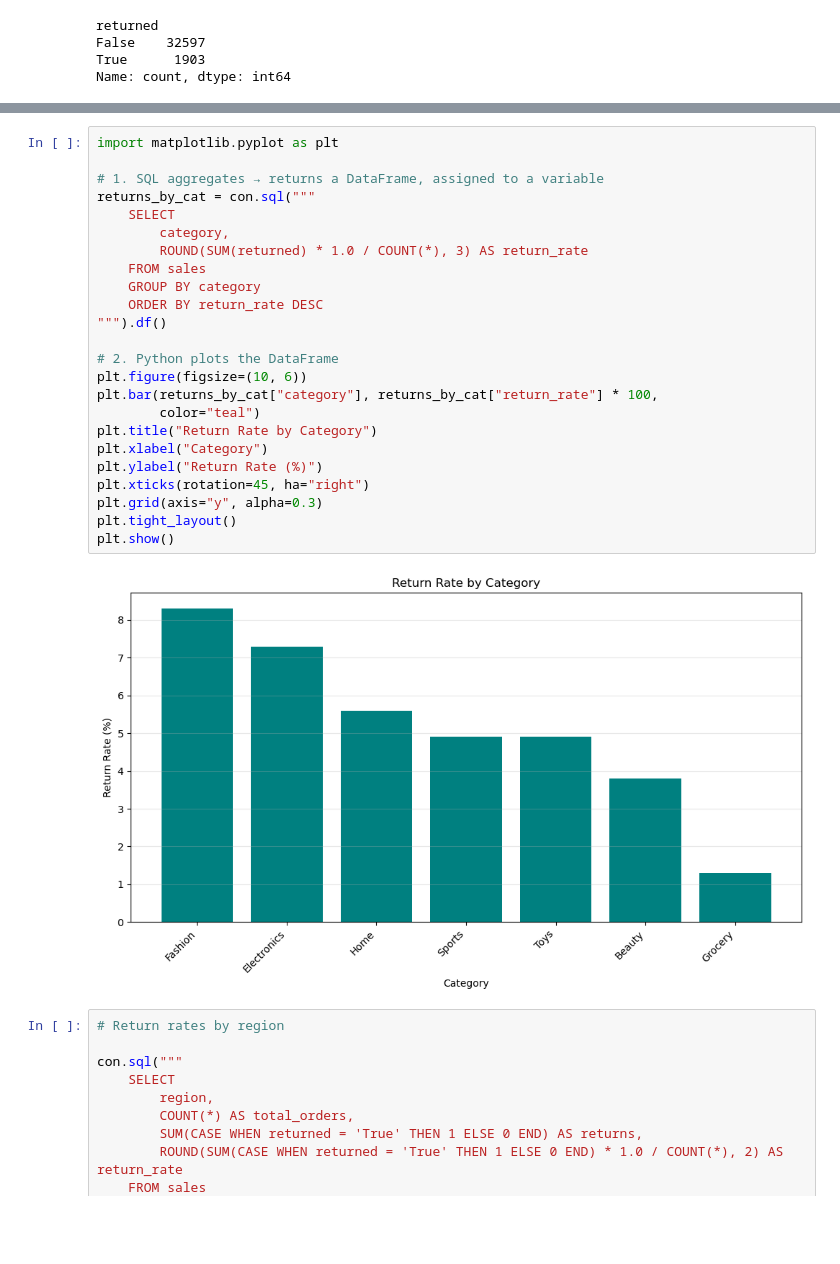
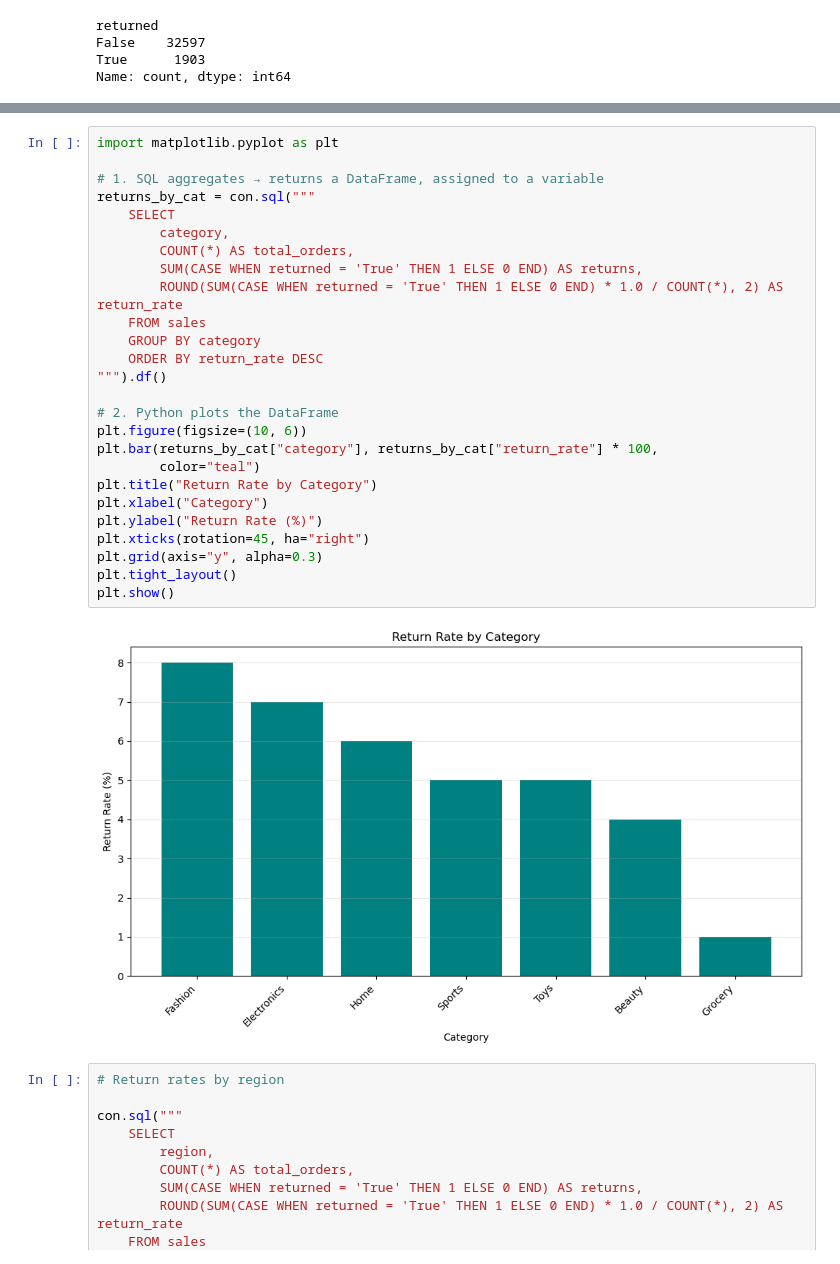
Before and after one commit to t-primero/e-commerce-analysis, a Jupyter notebook: ecommerce_analysis.ipynb, the cells around one changed output, grey strips where cells are left out. Saved outputs shown, nothing was run; the diff lists cells and outputs as text; blank space fills up the shorter version.

```diff
--- a/ecommerce_analysis.ipynb
+++ b/ecommerce_analysis.ipynb
@@ -435,29 +435,31 @@ con.sql("""
 # %%
 import matplotlib.pyplot as plt
 
 # 1. SQL aggregates → returns a DataFrame, assigned to a variable
 returns_by_cat = con.sql("""
     SELECT
         category,
-        ROUND(SUM(returned) * 1.0 / COUNT(*), 3) AS return_rate
+        COUNT(*) AS total_orders,
+        SUM(CASE WHEN returned = 'True' THEN 1 ELSE 0 END) AS returns,
+        ROUND(SUM(CASE WHEN returned = 'True' THEN 1 ELSE 0 END) * 1.0 / COUNT(*), 2) AS return_rate
     FROM sales
     GROUP BY category
     ORDER BY return_rate DESC
 """).df()
 
 # 2. Python plots the DataFrame
 plt.figure(figsize=(10, 6))
 plt.bar(returns_by_cat["category"], returns_by_cat["return_rate"] * 100,
         color="teal")
 plt.title("Return Rate by Category")
 plt.xlabel("Category")
 plt.ylabel("Return Rate (%)")
 plt.xticks(rotation=45, ha="right")
 plt.grid(axis="y", alpha=0.3)
 plt.tight_layout()
 plt.show()
 # %% [output]
-[figure, old version]
+[figure, new version]
 # %%
 # Return rates by region
 
```
Also changed, not shown: parts of 1 cell of this notebook, 1 other file.
